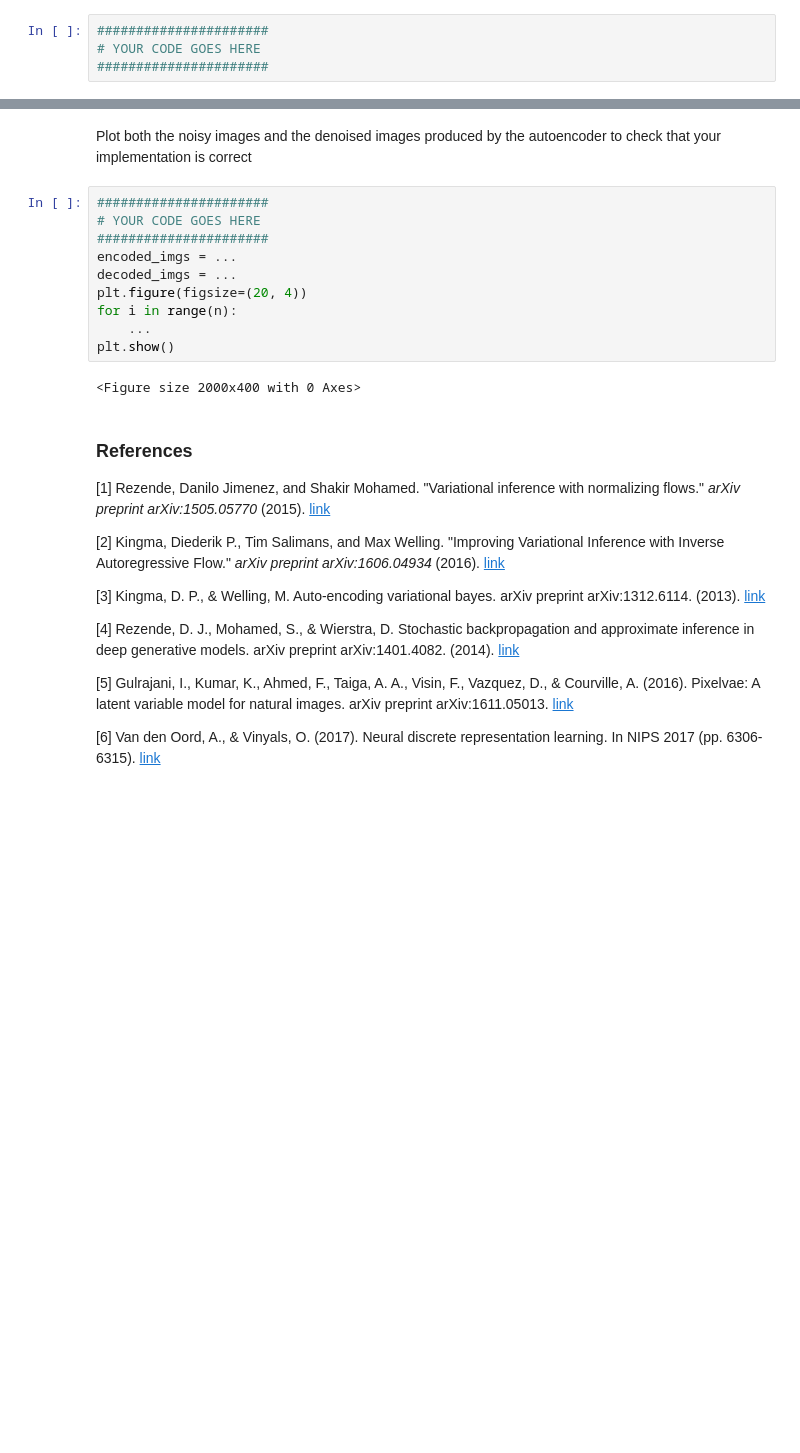
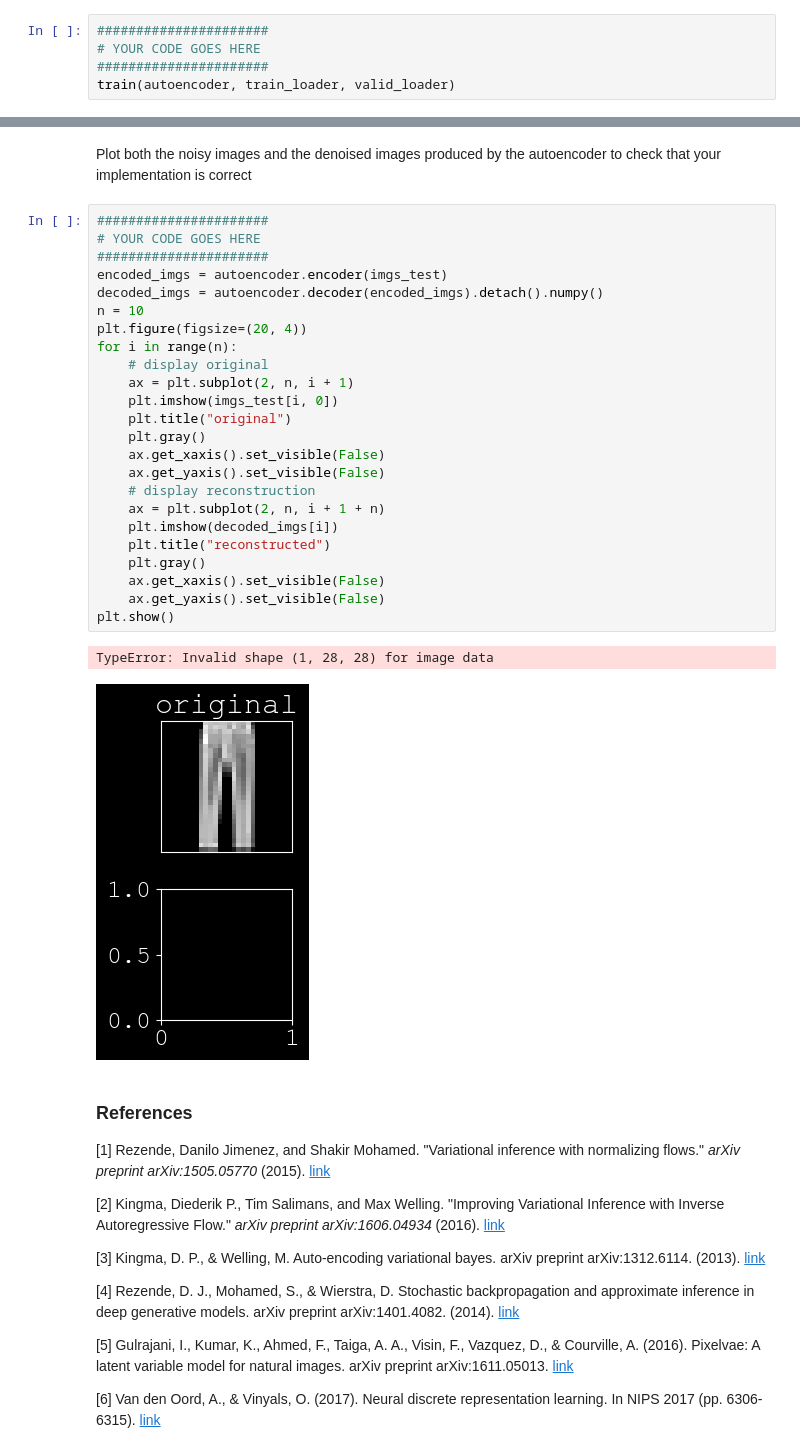
Before and after one commit to LouisLalay/atiam_ml, a Jupyter notebook: 09a_auto_encoders.ipynb, the cells around one changed output, grey strips where cells are left out. Saved outputs shown, nothing was run; the diff lists cells and outputs as text; blank space fills up the shorter version.

Commit message:
Autoencoder

```diff
--- a/09a_auto_encoders.ipynb
+++ b/09a_auto_encoders.ipynb
@@ -462,3 +526,4 @@ Write down the full optimization loop to optimize your denoising auto-encoder
 ######################
 # YOUR CODE GOES HERE
 ######################
+train(autoencoder, train_loader, valid_loader)
@@ -465,17 +532,32 @@ Write down the full optimization loop to optimize your denoising auto-encoder
 # %% [markdown]
 Plot both the noisy images and the denoised images produced by the autoencoder to check that your implementation is correct
-# %%
-######################
-# YOUR CODE GOES HERE
-######################
-encoded_imgs = ...
-decoded_imgs = ...
-plt.figure(figsize=(20, 4))
-for i in range(n):
-    ...
-plt.show()
-# %% [output]
-<Figure size 2000x400 with 0 Axes>
+# %%
+######################
+# YOUR CODE GOES HERE
+######################
+encoded_imgs = autoencoder.encoder(imgs_test)
+decoded_imgs = autoencoder.decoder(encoded_imgs).detach().numpy()
+n = 10
+plt.figure(figsize=(20, 4))
+for i in range(n):
+    # display original
+    ax = plt.subplot(2, n, i + 1)
+    plt.imshow(imgs_test[i, 0])
+    plt.title("original")
+    plt.gray()
+    ax.get_xaxis().set_visible(False)
+    ax.get_yaxis().set_visible(False)
+    # display reconstruction
+    ax = plt.subplot(2, n, i + 1 + n)
+    plt.imshow(decoded_imgs[i])
+    plt.title("reconstructed")
+    plt.gray()
+    ax.get_xaxis().set_visible(False)
+    ax.get_yaxis().set_visible(False)
+plt.show()
+# %% [output]
+TypeError: Invalid shape (1, 28, 28) for image data
+[figure, added]
 # %% [markdown]
 ### References
 
```
Also changed, not shown: parts of 10 cells of this notebook.
